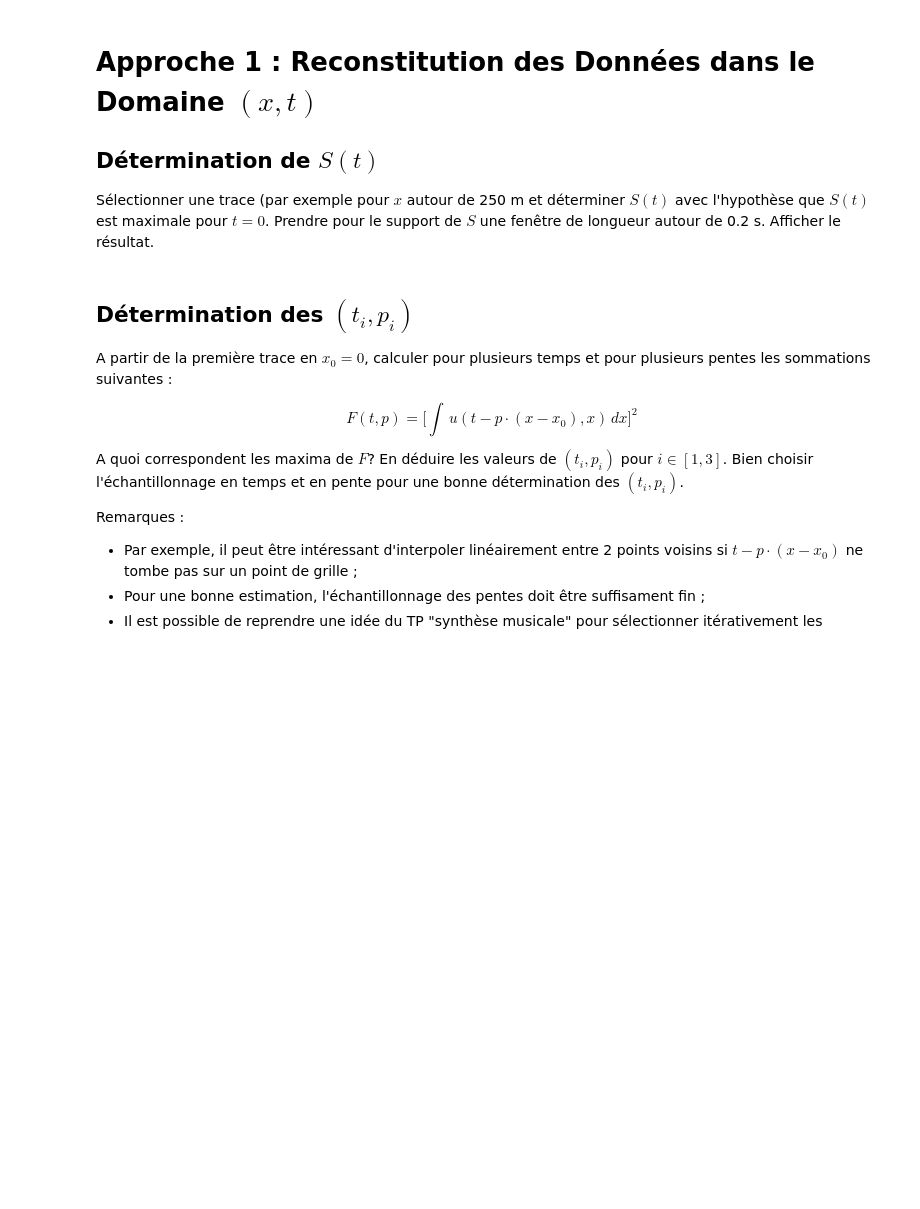
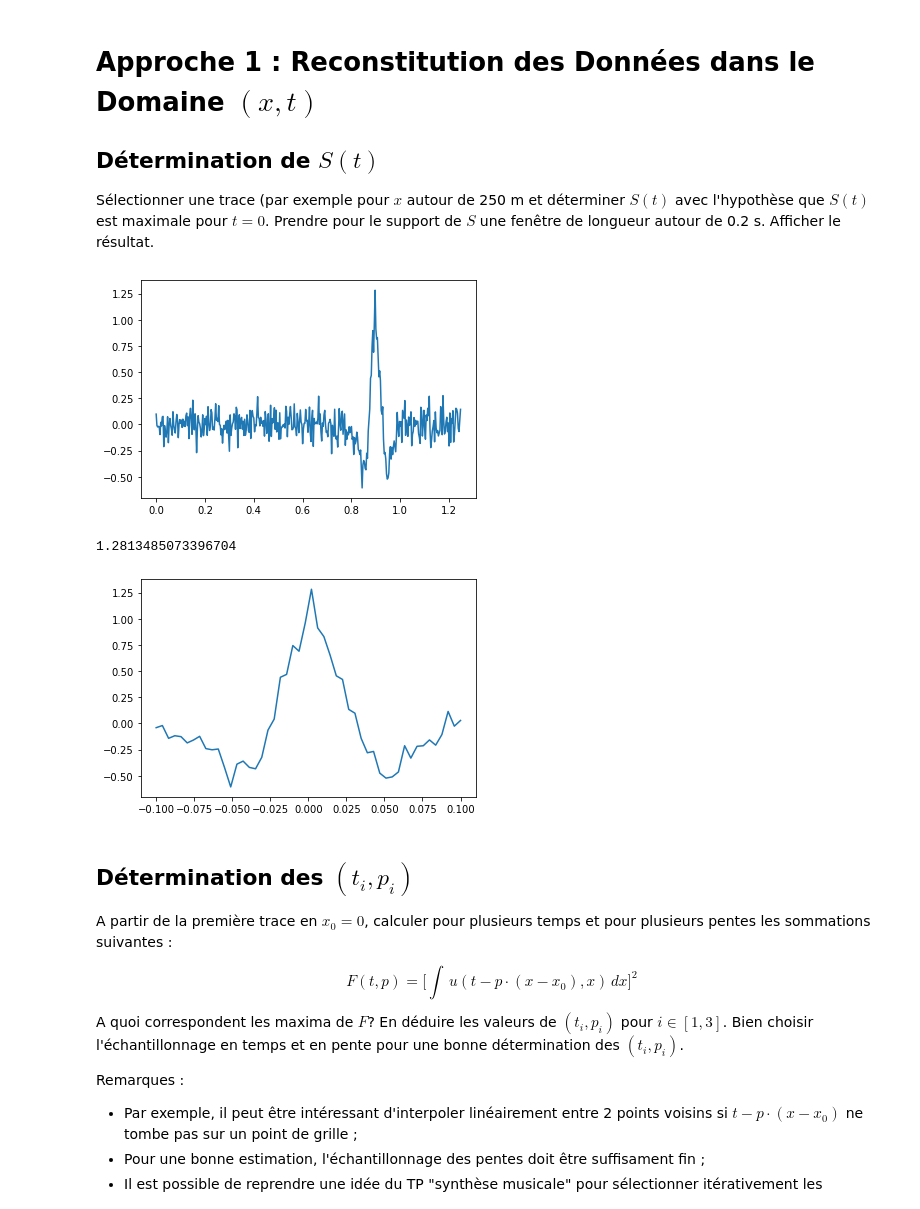
Before and after one commit to AlexiaALLAL/Mini-projet-traitement-signal-Alexia-Joris, a Jupyter notebook: mini_projet_groupe3.ipynb, the cells around one changed output. Saved outputs shown, nothing was run; the diff lists cells and outputs as text; code cells hidden in the pictures; blank space fills up the shorter version.

```diff
--- a/mini_projet_groupe3.ipynb
+++ b/mini_projet_groupe3.ipynb
@@ -103,6 +168,27 @@ $f_c$ est la fréquence caractéristique du signal (pour l'obtenir, calculer les
 ## Détermination de $S(t)$
 
 Sélectionner une trace (par exemple pour $x$ autour de 250 m et déterminer $S(t)$ avec l'hypothèse que $S(t)$ est maximale pour $t=0$. Prendre pour le support de $S$ une fenêtre de longueur autour de 0.2 s. Afficher le résultat.
+# %%
+x=250
+ix=int(x/dx)
+trace=gpanel[:,ix]
+
+def S(t):
+    return trace[int((t+tmax)/dt)]
+plt.plot(at,trace)
+plt.show()
+
+imax=np.where(trace == np.amax(trace))
+tmax=imax[0][0]*dt
+print(S(0))
+
+T=np.linspace(-0.1,0.1,50)
+plt.plot(T,[S(t) for t in T])
+plt.show()
+# %% [output]
+[figure, added]
+1.2813485073396704
+[figure, added]
 # %% [markdown]
 ## Détermination des $(t_i,p_i)$
 
```
Also changed, not shown: parts of 7 cells of this notebook.
